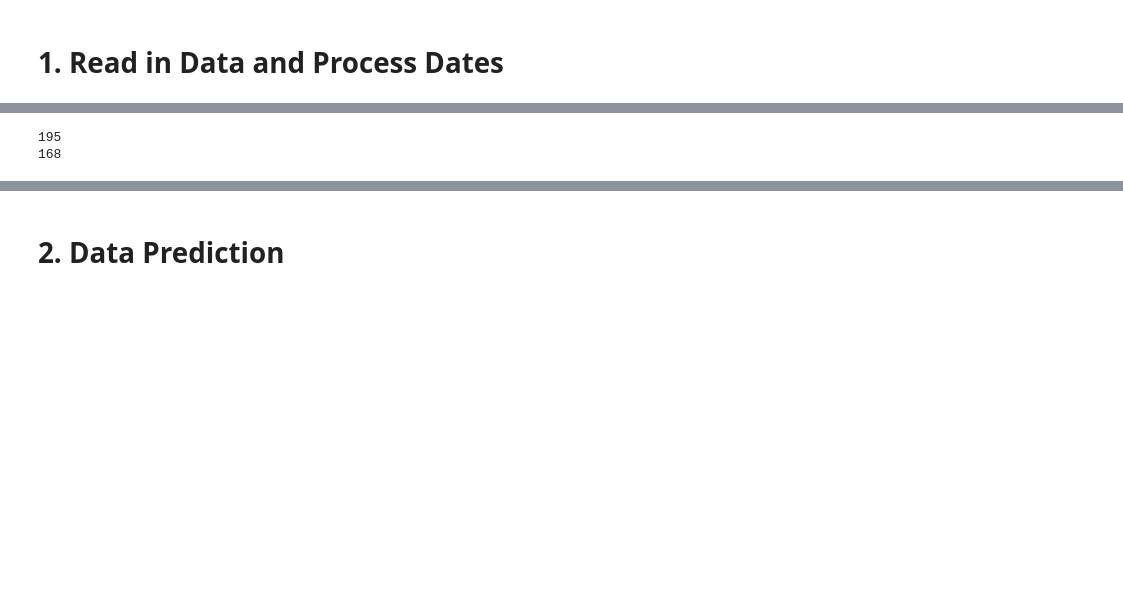
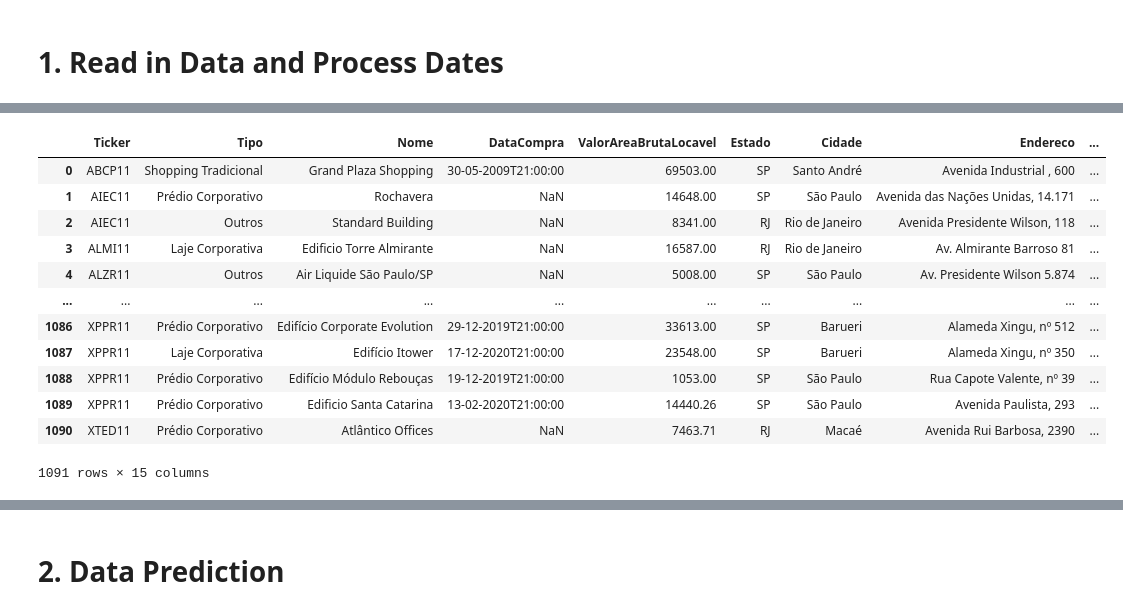
Before and after one commit to HpDiniz/An-lise-Financeira, a Jupyter notebook: Projeto_de_Pesquisa_Mestrado.ipynb, the cells around one changed output, grey strips where cells are left out. Saved outputs shown, nothing was run; the diff lists cells and outputs as text; code cells hidden in the pictures; blank space fills up the shorter version.

```diff
--- a/Projeto_de_Pesquisa_Mestrado.ipynb
+++ b/Projeto_de_Pesquisa_Mestrado.ipynb
@@ -768,15 +790,3 @@ if False:
     except:
         df_history = improve_history(df_history, df_funds)
         df_history.to_sql('df_history_improved_' + last_month, engine, if_exists='replace', index=False)
-# %%
-if False:
-    print(len(df_history["Ticker"].unique()))
-    # Remove fundos que não possuem pelo menos 20 registros
-    for fund in df_history["Ticker"].unique():
-        if(len(df_history[df_history["Ticker"] == fund]) < 20):
-            df_history = df_history[df_history["Ticker"] != fund]
-
-    print(len(df_history["Ticker"].unique()))
-# %% [output]
-195
-168
@@ -805,0 +805,16 @@ df_adress_202212.index.name = None
+# %%
+df_adress_202212
+# %% [output]
+|  | Ticker | Tipo | Nome | DataCompra | ValorAreaBrutaLocavel | Estado | Cidade | Endereco | ... |
+| 0 | ABCP11 | Shopping Tradicional | Grand Plaza Shopping | 30-05-2009T21:00:00 | 69503.00 | SP | Santo André | Avenida Industrial , 600 | ... |
+| 1 | AIEC11 | Prédio Corporativo | Rochavera | NaN | 14648.00 | SP | São Paulo | Avenida das Nações Unidas, 14.171 | ... |
+| 2 | AIEC11 | Outros | Standard Building | NaN | 8341.00 | RJ | Rio de Janeiro | Avenida Presidente Wilson, 118 | ... |
+| 3 | ALMI11 | Laje Corporativa | Edificio Torre Almirante | NaN | 16587.00 | RJ | Rio de Janeiro | Av. Almirante Barroso 81 | ... |
+| 4 | ALZR11 | Outros | Air Liquide São Paulo/SP | NaN | 5008.00 | SP | São Paulo | Av. Presidente Wilson 5.874 | ... |
+| ... | ... | ... | ... | ... | ... | ... | ... | ... | ... |
+| 1086 | XPPR11 | Prédio Corporativo | Edifício Corporate Evolution | 29-12-2019T21:00:00 | 33613.00 | SP | Barueri | Alameda Xingu, nº 512 | ... |
+| 1087 | XPPR11 | Laje Corporativa | Edifício Itower | 17-12-2020T21:00:00 | 23548.00 | SP | Barueri | Alameda Xingu, nº 350 | ... |
+| 1088 | XPPR11 | Prédio Corporativo | Edifício Módulo Rebouças | 19-12-2019T21:00:00 | 1053.00 | SP | São Paulo | Rua Capote Valente, nº 39 | ... |
+| 1089 | XPPR11 | Prédio Corporativo | Edificio Santa Catarina | 13-02-2020T21:00:00 | 14440.26 | SP | São Paulo | Avenida Paulista, 293 | ... |
+| 1090 | XTED11 | Prédio Corporativo | Atlântico Offices | NaN | 7463.71 | RJ | Macaé | Avenida Rui Barbosa, 2390 | ... |
+1091 rows × 15 columns
```
Also changed, not shown: parts of 29 cells of this notebook.
